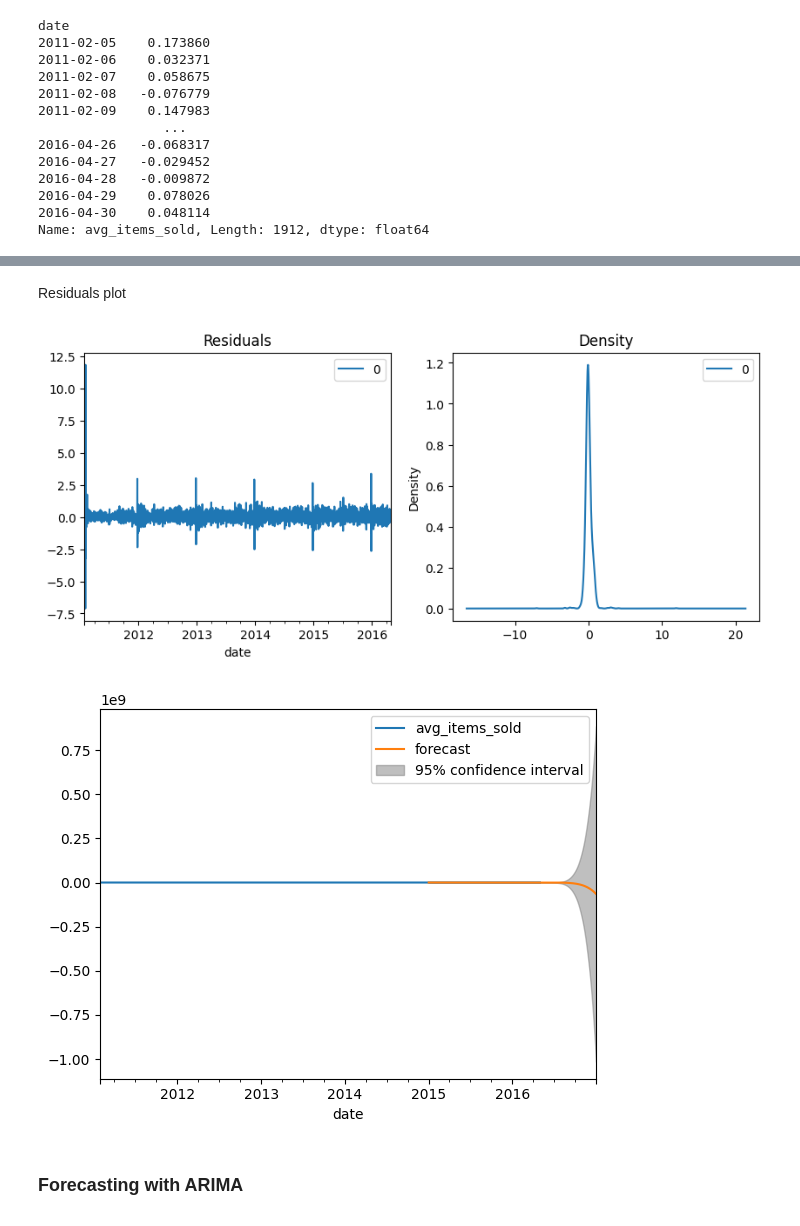
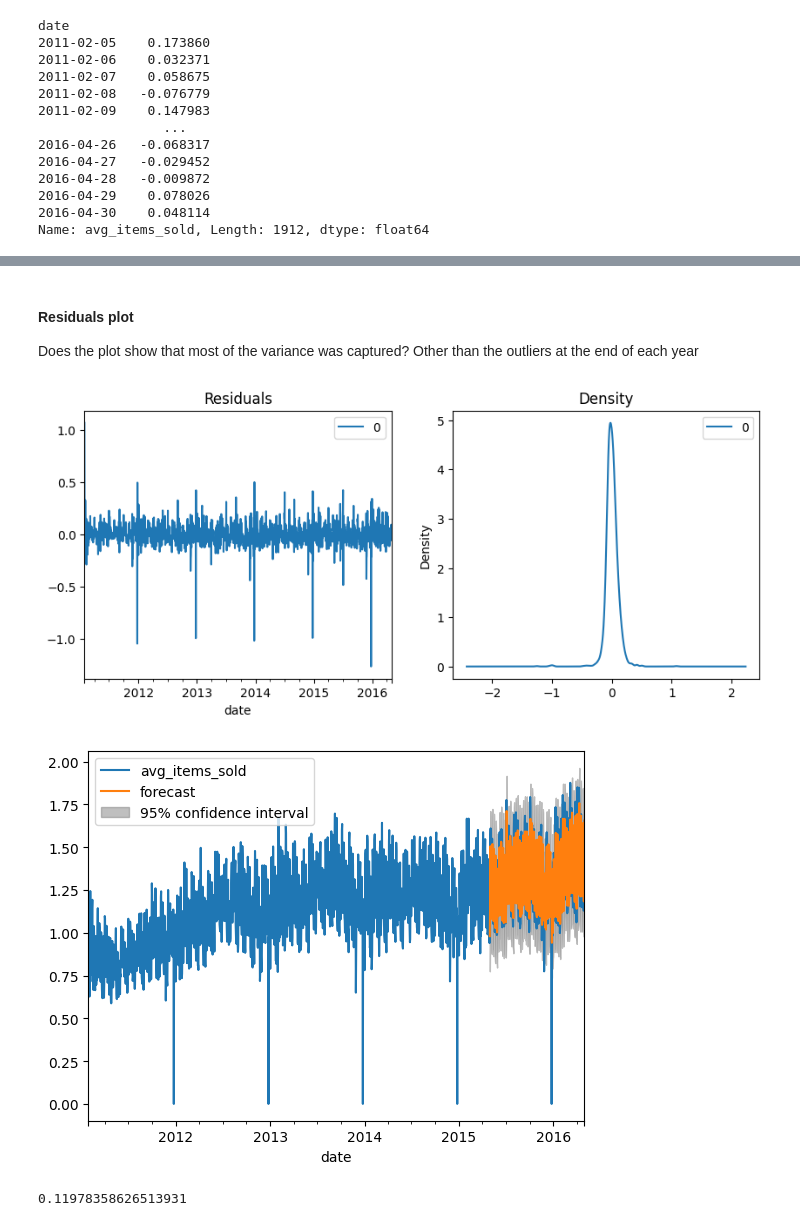
Before and after one commit to TristanKoh/ads-final-project, a Jupyter notebook: code/modelling.ipynb, the cells around one changed output, grey strips where cells are left out. Drawn from its saved outputs; the diff is of its cells as text; code cells hidden in the pictures.

Commit message:
ARIMA working using seasonal component

```diff
--- a/code/modelling.ipynb
+++ b/code/modelling.ipynb
@@ -192,5 +200,5 @@ Copying the code from [here](https://machinelearningmastery.com/arima-for-time-s
 # %%
 x = df_items_temp["avg_items_sold"]
 
-model = ARIMA(x, order = (4, 7, 5))
+model = ARIMA(x, order = (1, 1, 1), seasonal_order=(1,1,1,7))
 fitted = model.fit()
@@ -214,8 +226,10 @@ Covariance Type:                  opg
 
 Warnings:
 [1] Covariance matrix calculated using the outer product of gradients (complex-step).
-# %% [markdown]
-Residuals plot
+# %% [markdown]
+#### Residuals plot
+
+Does the plot show that most of the variance was captured? Other than the outliers at the end of each year
 # %%
 residuals = pd.DataFrame(fitted.resid)
 fig, ax = plt.subplots(1,2, figsize = (10, 4))
@@ -223,14 +237,20 @@ residuals.plot(title="Residuals", ax=ax[0])
 residuals.plot(kind='kde', title='Density', ax=ax[1])
 plt.show()
 # %% [output]
-[figure, old version]
+[figure, new version]
 # %%
 # Actual vs Fitted
 fig, ax = plt.subplots()
 ax = df_items_temp["avg_items_sold"].plot(ax=ax)
-plot_predict(fitted, "2015-01-01", "2016-12-31", ax = ax)
+
+# Predict until last day
+plot_predict(fitted, "2015-04-30", "2016-04-30", ax = ax)
 plt.show()
 # %% [output]
-[figure, old version]
+[figure, new version]
-# %% [markdown]
-### Forecasting with ARIMA
+# %%
+preds = fitted.get_prediction("2015-04-30", "2016-04-30")
+rmse = sqrt(mean_squared_error(df_items_temp.loc["2015-04-30":"2016-04-30"]["avg_items_sold"], preds.predicted_mean))
+print(rmse)
+# %% [output]
+0.11978358626513931
```
Also changed, not shown: parts of 15 cells of this notebook.
